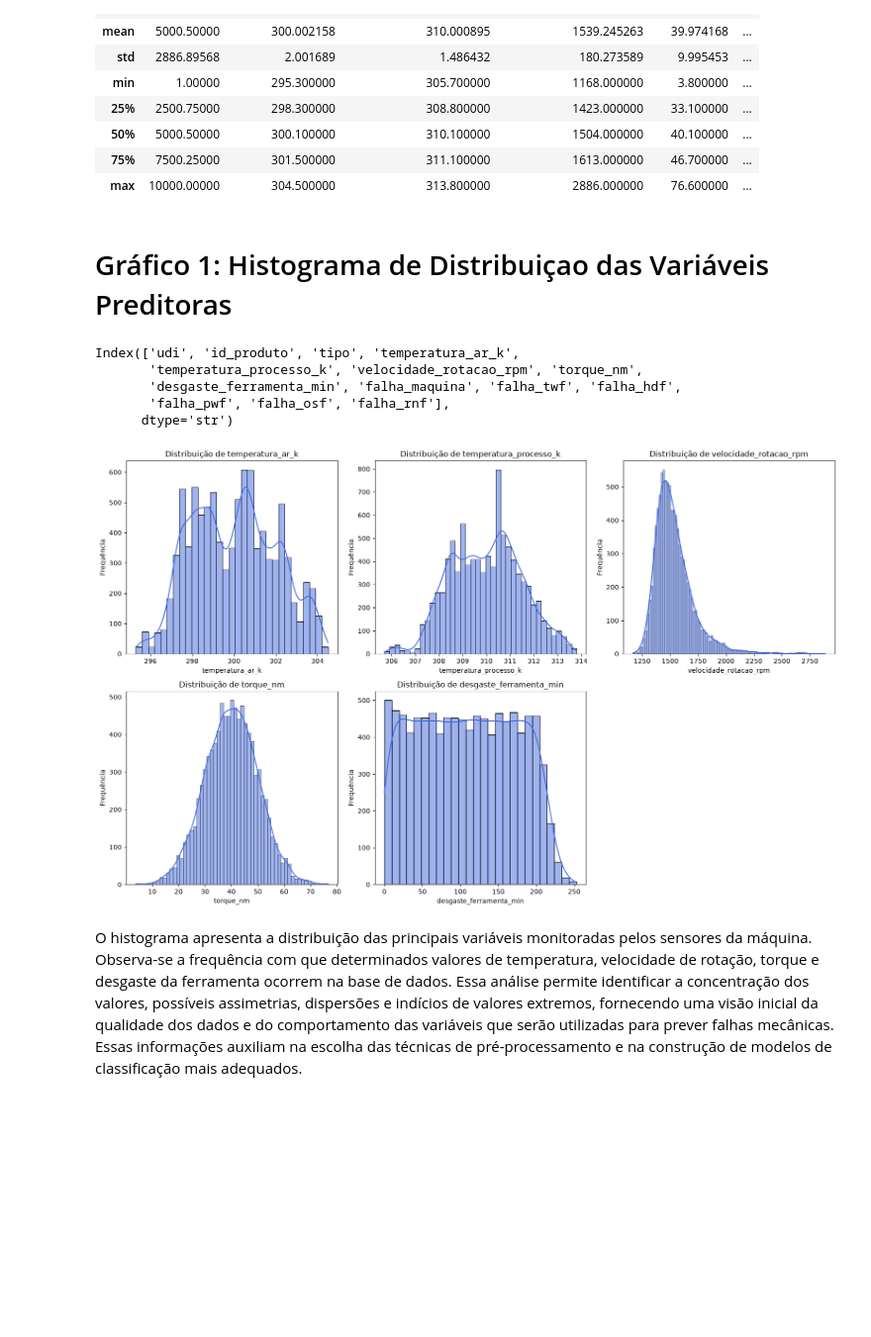
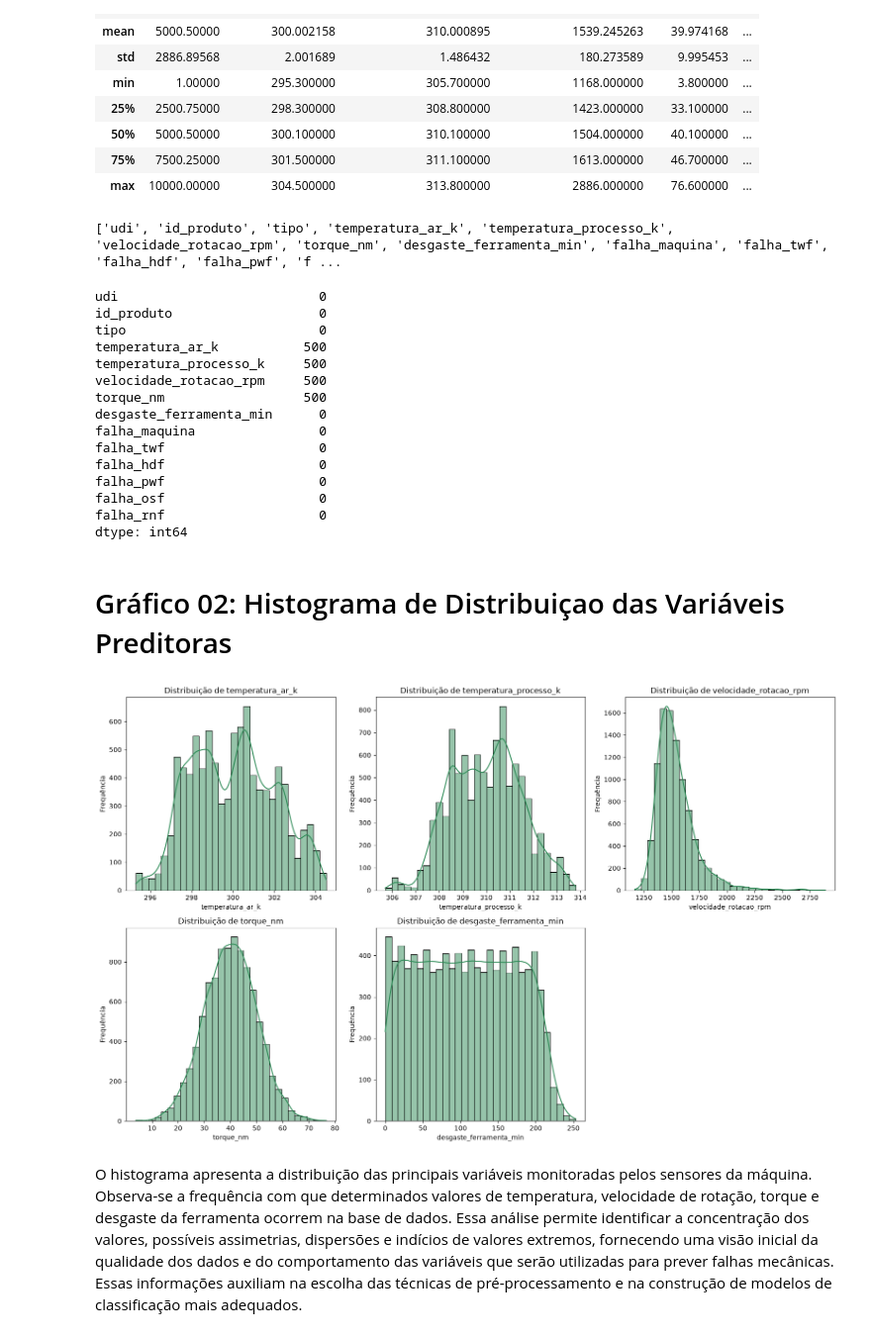
Before and after one commit to Carlos779-cloud/Projeto_Final, a Jupyter notebook: main.ipynb, the cells around one changed output. Shown at 99% size. Saved outputs shown, nothing was run; the diff lists cells and outputs as text; code cells hidden in the pictures; blank space fills up the shorter version.

```diff
--- a/main.ipynb
+++ b/main.ipynb
@@ -25,5 +25,5 @@ pd.read_csv('C:/Users/PC/OneDrive/Projeto_Final/manutencao_preditiva.csv')
 | 9999 | 10000 | M24859 | M | 299.0 | 308.7 | 1500.0 | 40.2 | ... |
 10000 rows × 14 columns
 # %%
-df = pd.read_csv('C:/Users/PC/OneDrive/Projeto_Final/manutencao_preditiva.csv', sep=',')
+df = pd.read_csv('./manutencao_preditiva.csv', sep=',')
 # %%
@@ -77,39 +128,53 @@ df.describe()
 | 50% | 5000.50000 | 300.100000 | 310.100000 | 1504.000000 | 40.100000 | ... |
 | 75% | 7500.25000 | 301.500000 | 311.100000 | 1613.000000 | 46.700000 | ... |
 | max | 10000.00000 | 304.500000 | 313.800000 | 2886.000000 | 76.600000 | ... |
+# %%
+print(df.columns.tolist())
+# %% [output]
+['udi', 'id_produto', 'tipo', 'temperatura_ar_k', 'temperatura_processo_k', 'velocidade_rotacao_rpm', 'torque_nm', 'desgaste_ferramenta_min', 'falha_maquina', 'falha_twf', 'falha_hdf', 'falha_pwf', 'f ...
+# %%
+print(df.isnull().sum())
+# %% [output]
+udi                          0
+id_produto                   0
+tipo                         0
+temperatura_ar_k           500
+temperatura_processo_k     500
+velocidade_rotacao_rpm     500
+torque_nm                  500
+desgaste_ferramenta_min      0
+falha_maquina                0
+falha_twf                    0
+falha_hdf                    0
+falha_pwf                    0
+falha_osf                    0
+falha_rnf                    0
+dtype: int64
 # %% [markdown]
-# Gráfico 1: Histograma de Distribuiçao das Variáveis Preditoras
+# Gráfico 02: Histograma de Distribuiçao das Variáveis Preditoras
-# %%
-df.columns
-# %% [output]
-Index(['udi', 'id_produto', 'tipo', 'temperatura_ar_k',
-       'temperatura_processo_k', 'velocidade_rotacao_rpm', 'torque_nm',
-       'desgaste_ferramenta_min', 'falha_maquina', 'falha_twf', 'falha_hdf',
-       'falha_pwf', 'falha_osf', 'falha_rnf'],
-      dtype='str')
 # %%
 colunas_sensores = [
     'temperatura_ar_k',
     'temperatura_processo_k',
     'velocidade_rotacao_rpm',
     'torque_nm',
     'desgaste_ferramenta_min'
 ]
 
 plt.figure(figsize=(16, 10))
 
 for i, coluna in enumerate(colunas_sensores, 1):
     plt.subplot(2, 3, i)
-    sns.histplot(data=df, x=coluna, kde=True, color='royalblue')
+    sns.histplot(data=df, x=coluna, kde=True, color='seagreen', bins=30)
     plt.title(f'Distribuição de {coluna}', fontsize=12)
     plt.xlabel(coluna, fontsize=10)
     plt.ylabel('Frequência', fontsize=10)
 
 plt.tight_layout()
-plt.savefig('01_distribuicao_sensores.png', dpi=300, bbox_inches='tight')
+plt.savefig('imagens/02_distribuicao_sensores.png', dpi=300, bbox_inches='tight')
 plt.show()
 # %% [output]
-[figure, old version]
+[figure, new version]
 # %% [markdown]
 O histograma apresenta a distribuição das principais variáveis monitoradas pelos sensores da máquina. Observa-se a frequência com que determinados valores de temperatura, velocidade de rotação, torque e desgaste da ferramenta ocorrem na base de dados. Essa análise permite identificar a concentração dos valores, possíveis assimetrias, dispersões e indícios de valores extremos, fornecendo uma visão inicial da qualidade dos dados e do comportamento das variáveis que serão utilizadas para prever falhas mecânicas. Essas informações auxiliam na escolha das técnicas de pré-processamento e na construção de modelos de classificação mais adequados.
 # %% [markdown]
```
Also changed, not shown: parts of 26 cells of this notebook, 10 other files.
